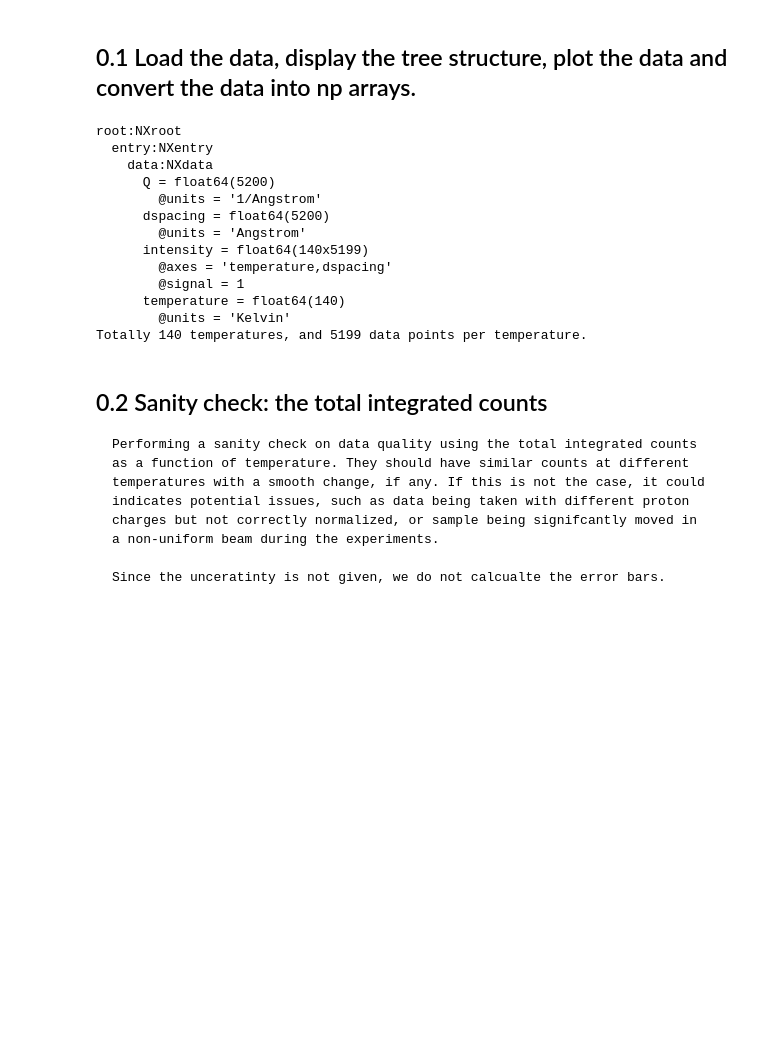
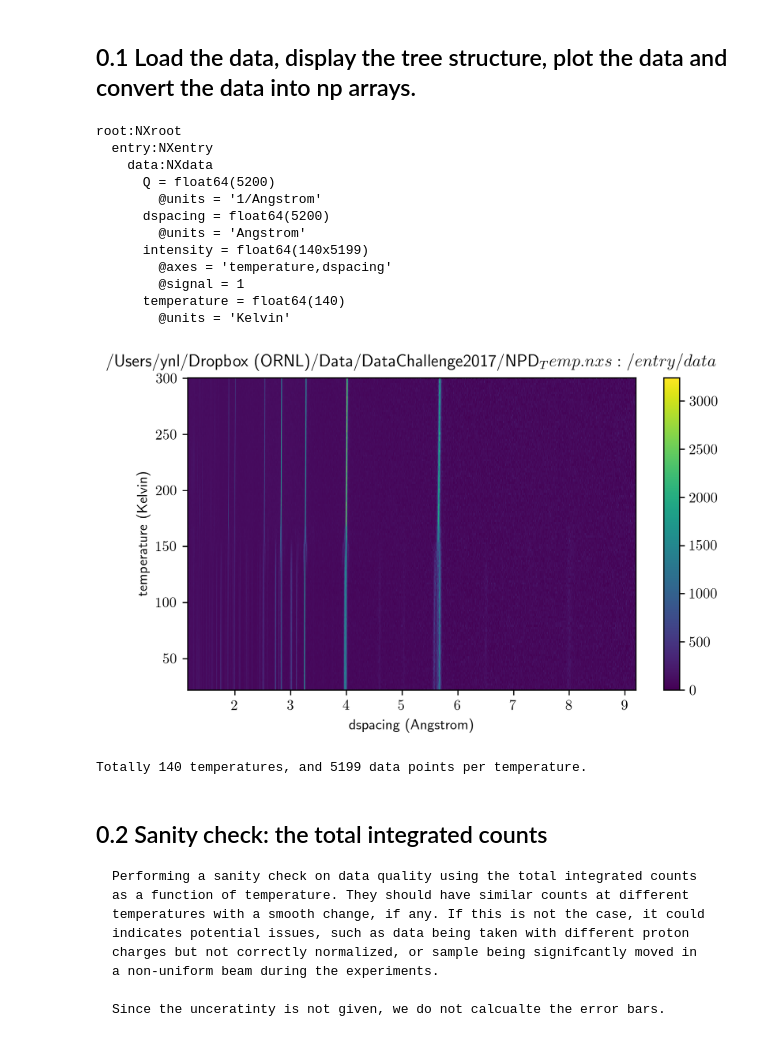
Before and after one commit to yaohualiu/NPD, a Jupyter notebook: NPD_Q0.ipynb, the cells around one changed output. Saved outputs shown, nothing was run; the diff lists cells and outputs as text; code cells hidden in the pictures; blank space fills up the shorter version.

```diff
--- a/NPD_Q0.ipynb
+++ b/NPD_Q0.ipynb
@@ -47,40 +47,41 @@ ff = nxload('NPD_Temp.nxs')
 print(ff.tree)
 
 #'''Need to reset to default settting of matplotlib. Otherwise nexusformat plot function will give error message.'''
-#figsize(7, 4)
-#ff.plot()
+figsize(7, 4)
+ff.plot()
 
 data = ff.entry.data
 
 '''to keep the nexus format. The data format is slightly difffernt to np array.'''
 #_intsy = data['intensity']
 #_QQs = data['Q']
 #_dds = data['dspacing']
 #_temps = data['temperature']
 
 '''convert to numpy array'''
 intsy = np.asarray(data['intensity'])
 QQs = np.asarray(data['Q'])
 dds = np.asarray(data['dspacing'])
 temps = np.asarray(data['temperature'])
 dd_cs = (dds[:-1]+dds[1:])/2
 temp_cs = (temps[:-1]+ temps[1:])/2
 
 print("Totally %d temperatures, and %d data points per temperature." %(temps.size, dd_cs.size))
 # %% [output]
 root:NXroot
   entry:NXentry
     data:NXdata
       Q = float64(5200)
         @units = '1/Angstrom'
       dspacing = float64(5200)
         @units = 'Angstrom'
       intensity = float64(140x5199)
         @axes = 'temperature,dspacing'
         @signal = 1
       temperature = float64(140)
         @units = 'Kelvin'
-Totally 140 temperatures, and 5199 data points per temperature.
+[figure, added]
+Totally 140 temperatures, and 5199 data points per temperature.
 # %% [markdown]
 ## 0.2 Sanity check: the total integrated counts
 
```
Also changed, not shown: parts of 5 cells of this notebook, 1 other file.
